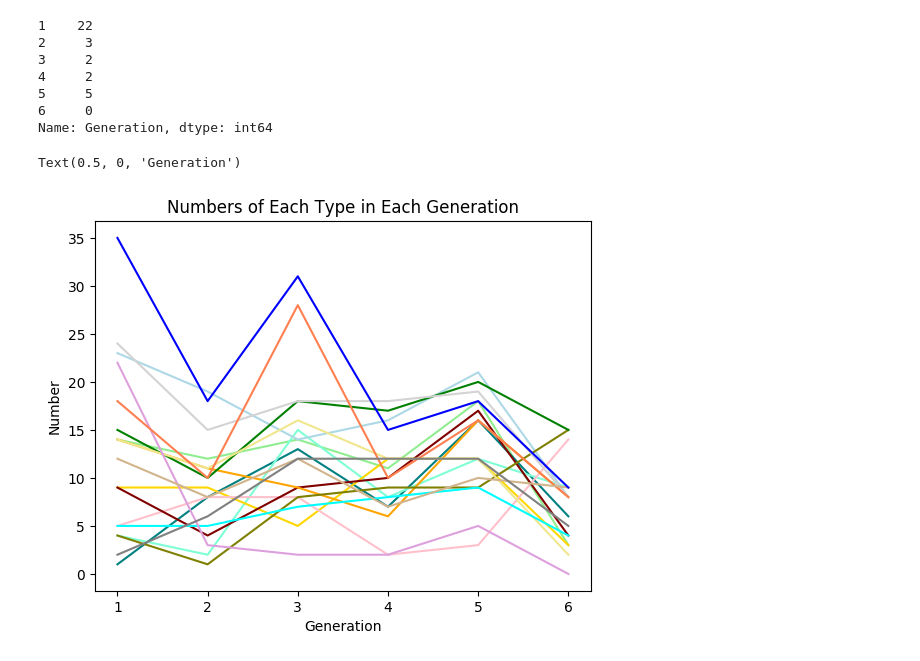
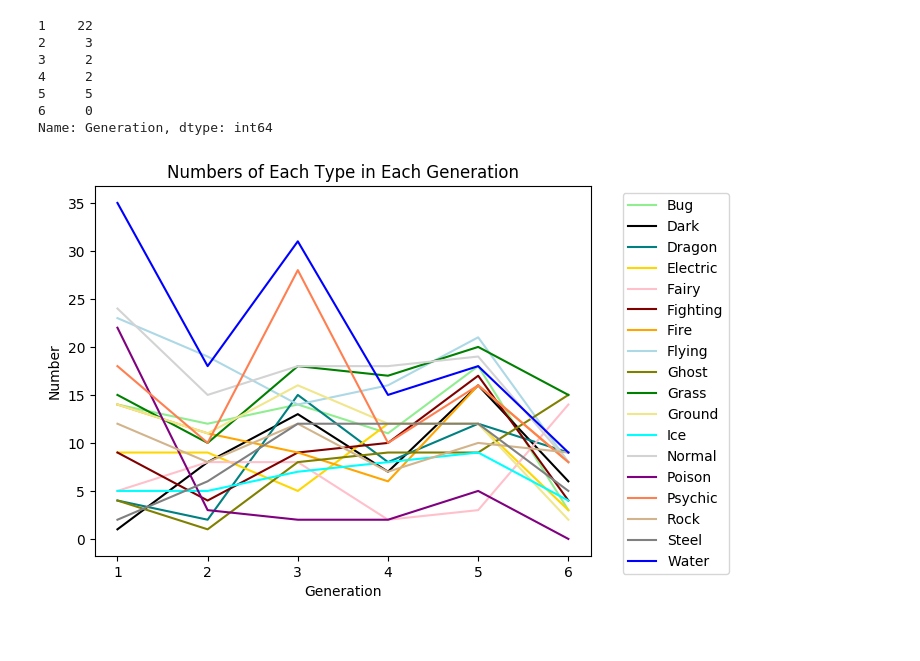
Before and after one commit to kevin110604/FDA_practice, a Jupyter notebook: FDA_hw1.ipynb, the cells around one changed output. Cells and saved outputs as stored; diff of their text form; code cells hidden in the pictures.

```diff
--- a/FDA_hw1.ipynb
+++ b/FDA_hw1.ipynb
@@ -724,14 +712,33 @@ c_poison
 Name: Generation, dtype: int64
 # %%
 t = [1, 2, 3, 4, 5, 6]
-plt.plot(t, c_bug, 'lightgreen', t, c_dark, 'teal', t, c_dragon, 'aquamarine', t, c_electric, 'gold',
-         t, c_fairy, 'pink', t, c_fighting, 'maroon', t, c_fire, 'orange', t, c_flying, 'lightblue',
-         t, c_ghost, 'olive', t, c_grass, 'green', t, c_ground, 'khaki', t, c_ice, 'cyan',
-         t, c_normal, 'lightgray', t, c_poison, 'plum', t, c_psychic, 'coral', t, c_rock, 'tan',
-         t, c_steel, 'gray', t, c_water, 'blue')
+plt.plot(t, c_bug, 'lightgreen', label="Bug")
+plt.plot(t, c_dark, 'black', label="Dark")
+plt.plot(t, c_dragon, 'teal', label="Dragon")
+plt.plot(t, c_electric, 'gold', label="Electric")
+
+plt.plot(t, c_fairy, 'pink', label="Fairy")
+plt.plot(t, c_fighting, 'maroon', label="Fighting")
+plt.plot(t, c_fire, 'orange', label="Fire")
+plt.plot(t, c_flying, 'lightblue', label="Flying")
+
+plt.plot(t, c_ghost, 'olive', label="Ghost")
+plt.plot(t, c_grass, 'green', label="Grass")
+plt.plot(t, c_ground, 'khaki', label="Ground")
+plt.plot(t, c_ice, 'cyan', label="Ice")
+
+plt.plot(t, c_normal, 'lightgray', label="Normal")
+plt.plot(t, c_poison, 'purple', label="Poison")
+plt.plot(t, c_psychic, 'coral', label="Psychic")
+plt.plot(t, c_rock, 'tan', label="Rock")
+
+plt.plot(t, c_steel, 'gray', label="Steel")
+plt.plot(t, c_water, 'blue', label="Water")
+
 plt.title('Numbers of Each Type in Each Generation')
 plt.ylabel('Number')
 plt.xlabel('Generation')
+plt.legend(bbox_to_anchor=(1.05, 1))
+plt.show()
 # %% [output]
-Text(0.5, 0, 'Generation')
-[figure, old version]
+[figure, new version]
```
Also changed, not shown: parts of 5 cells of this notebook.
